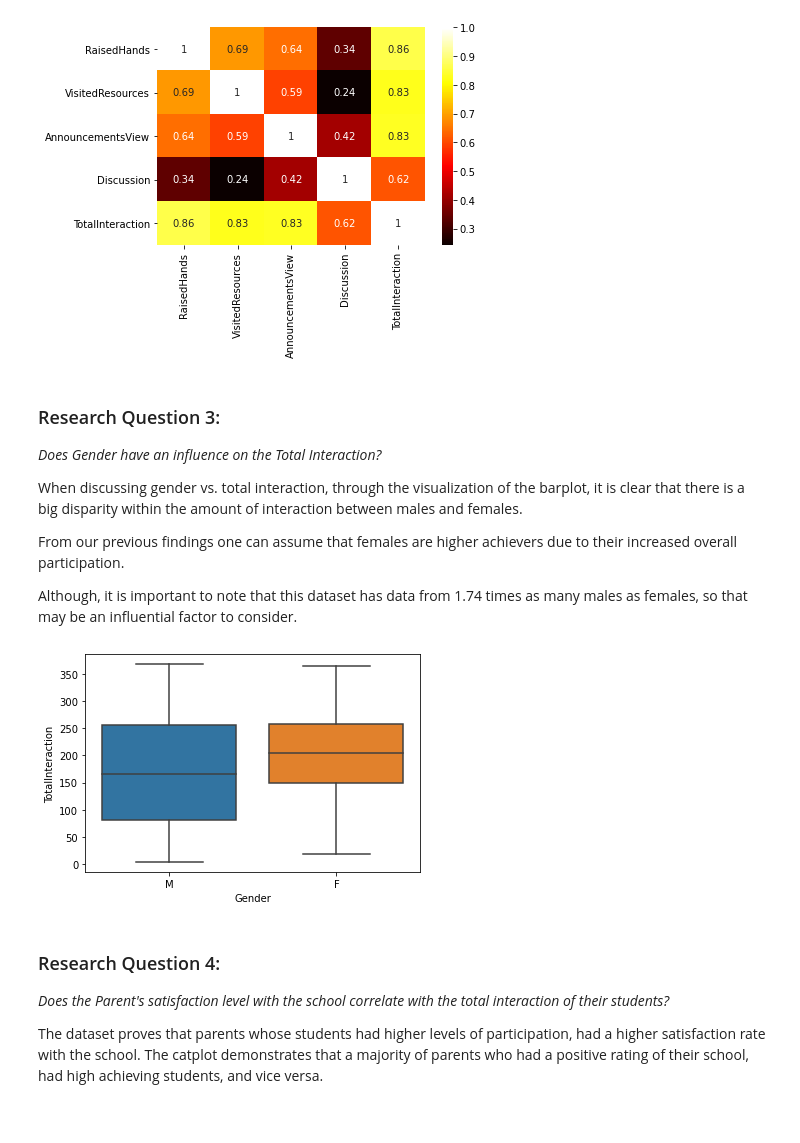
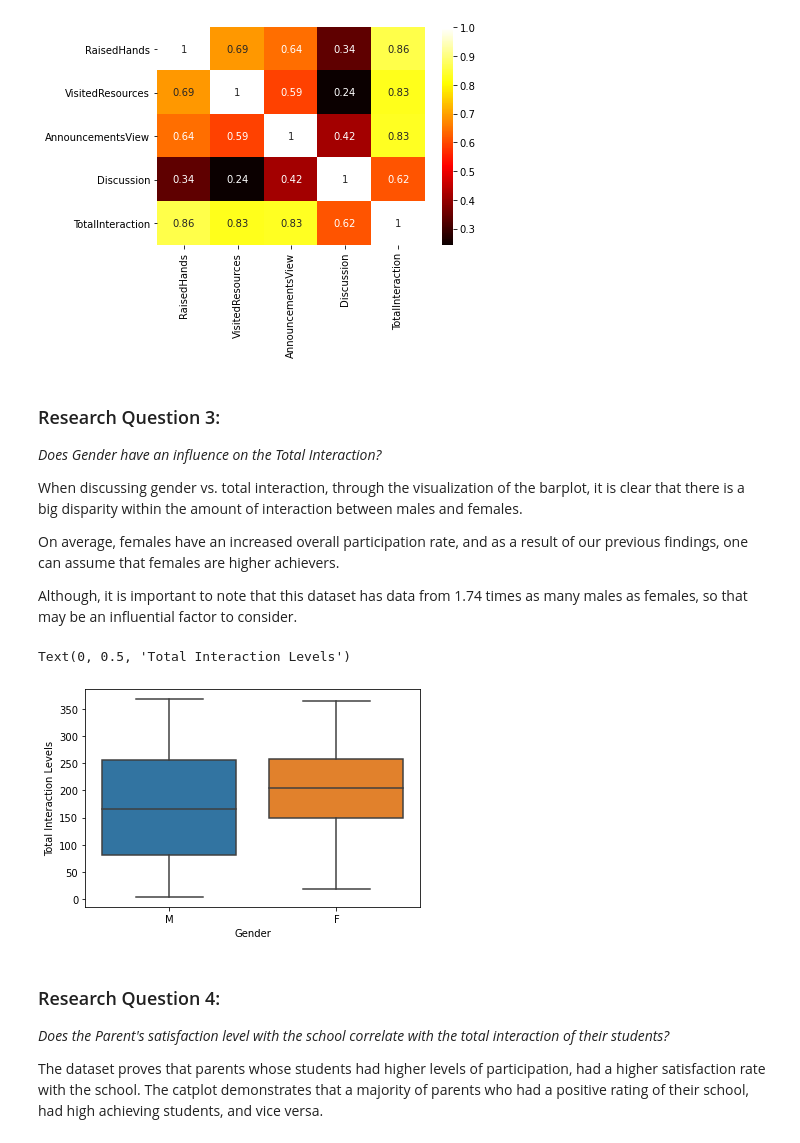
Before and after one commit to data301-2020-winter1/course-project-group_6014, a Jupyter notebook: analysis/submitted_analysis/AnalysisCode.ipynb, the cells around one changed output. Cells and saved outputs as stored; diff of their text form; code cells hidden in the pictures.

```diff
--- a/analysis/submitted_analysis/AnalysisCode.ipynb
+++ b/analysis/submitted_analysis/AnalysisCode.ipynb
@@ -90,13 +116,15 @@ sns.heatmap(cor, xticklabels=cor.columns, yticklabels=cor.columns, annot=True,
 
 When discussing gender vs. total interaction, through the visualization of the barplot, it is clear that there is a big disparity within the amount of interaction between males and females.
 
-From our previous findings one can assume that females are higher achievers due to their increased overall participation.
+On average, females have an increased overall participation rate, and as a result of our previous findings, one can assume that females  are higher achievers.
 
 Although, it is important to note that this dataset has data from 1.74 times as many males as females, so that may be an influential factor to consider.
 # %%
 boxplot = sns.boxplot(x='Gender', y='TotalInteraction', data = df)
+plt.ylabel("Total Interaction Levels")
 # %% [output]
+Text(0, 0.5, 'Total Interaction Levels')
-[figure, old version]
+[figure, new version]
 # %% [markdown]
 ### Research Question 4: ###
 
```
Also changed, not shown: parts of 2 cells of this notebook.
